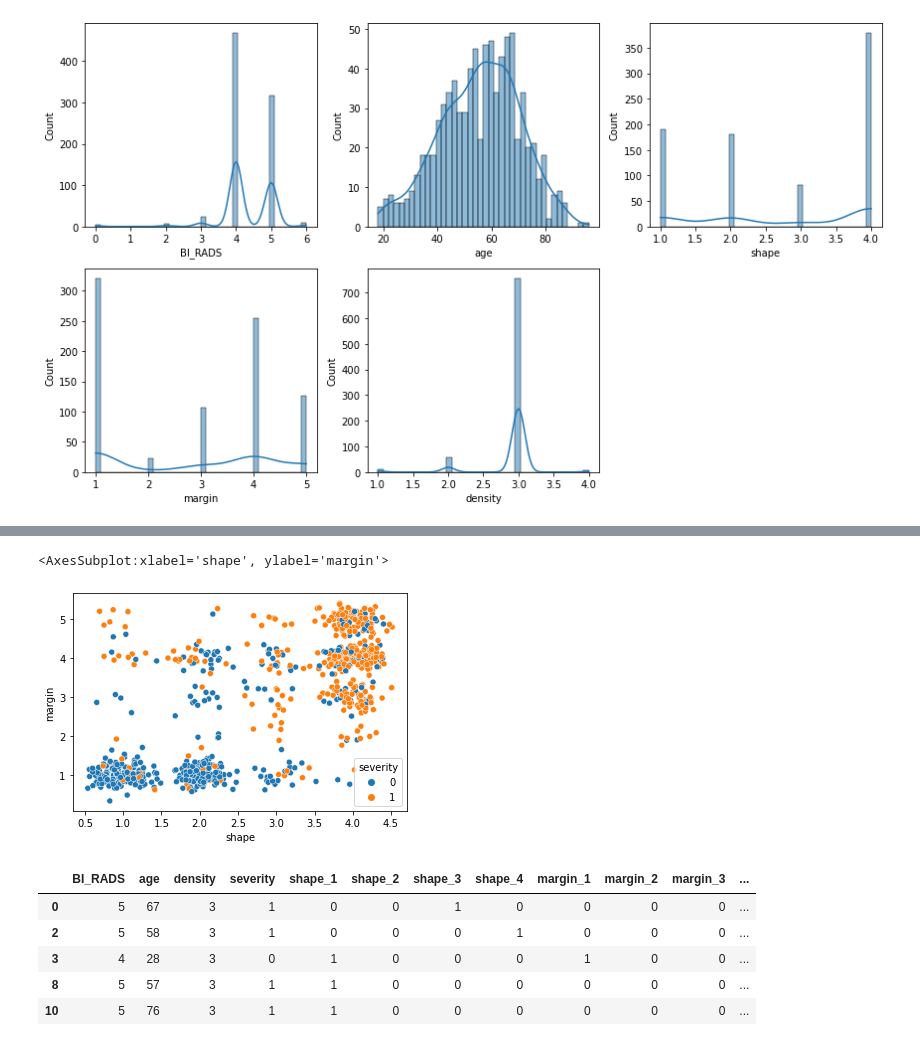
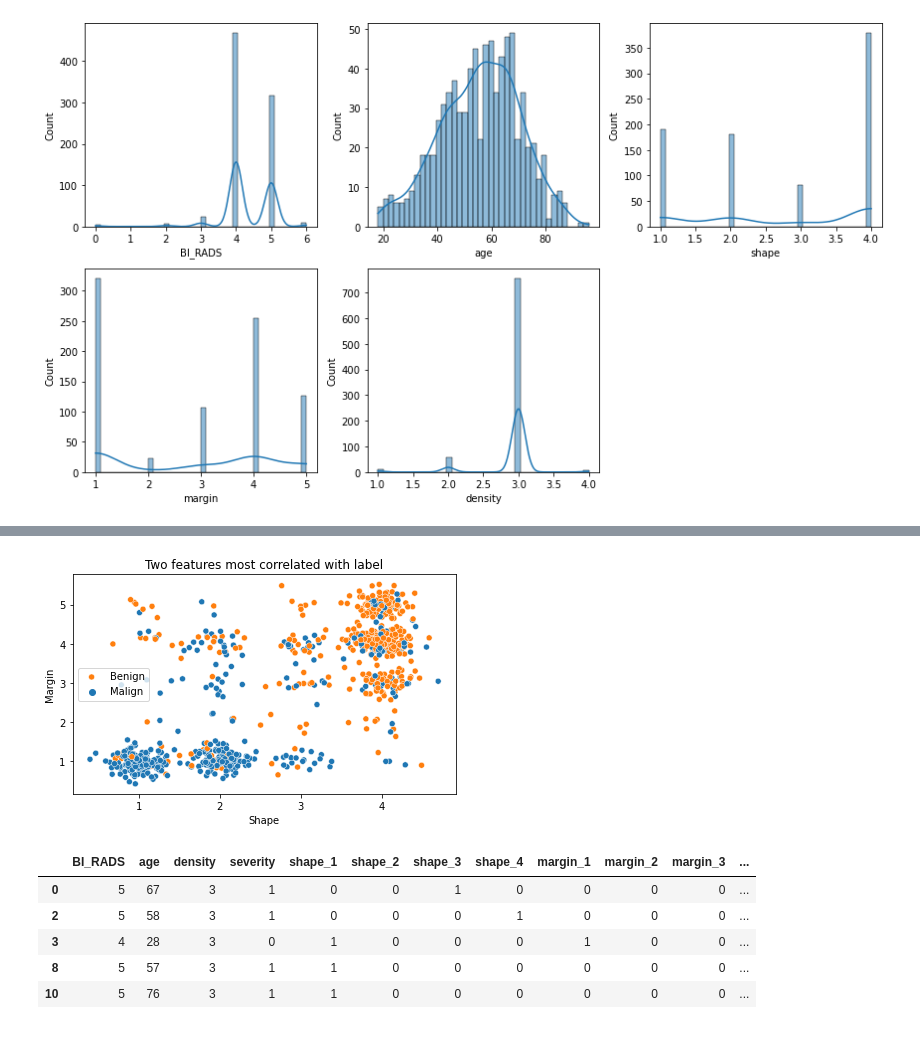
Before and after one commit to florencejt/Mammogram-ML-exploration, a Jupyter notebook: mammogram_data.ipynb, the cells around one changed output, grey strips where cells are left out. Cells and saved outputs as stored; diff of their text form; code cells hidden in the pictures.

```diff
--- a/mammogram_data.ipynb
+++ b/mammogram_data.ipynb
@@ -83,6 +76,10 @@ dtype: int64
 # %%
+# removing rows with missing values
 data_nomiss = data_nan.dropna()
-print("overall data shape after removing missing values:" ,data_nomiss.shape) # 830 instances left
+print("overall data shape after removing missing values: {} rows, {} columns".format(data_nomiss.shape[0],data_nomiss.shape[1])) # 830 instances left
 print("Number of benign tumours after NaN removal:", data_nomiss[data_nomiss["severity"]==0].shape[0])
 print("Number of malign tumours after NaN removal:", data_nomiss[data_nomiss["severity"]==1].shape[0])
+
+df = data_nomiss.copy() # reassigning to a new variable
+df = df.astype(int) # changing object types to integer types
 # %% [output]
@@ -90,8 +87,3 @@ overall data shape after removing missing values: (830, 6)
 Number of benign tumours after NaN removal: 427
 Number of malign tumours after NaN removal: 403
-# %%
-df = data_nomiss
-df = df.astype(int)
-df_x = df.loc[:,df.columns != 'severity']
-df_y = df.loc[:,df.columns == 'severity']
 # %%
@@ -193,16 +147,20 @@ df.describe().T
 # %%
-def jitter(values,i,j):
+# Visualising the boundary space
+
+
+def jitter(values,i,j): # applying some random noise to the integer points for visualisation
     return values + np.random.normal(i,j,values.shape)
-
-# sns.scatterplot(x = df["age"],
-#                 y = jitter(df["margin"],0,0.2),
-#                 hue=df['severity'])
 
 
 sns.scatterplot(x = jitter(df["shape"],0,0.2),
-y = jitter(df["margin"],0,0.2),
-hue=df['severity'])
+    y = jitter(df["margin"],0,0.2),
+    hue=df['severity'])
+plt.xlabel("Shape")
+plt.ylabel("Margin")
+plt.title("Two features most correlated with label")
+plt.legend(['Benign','Malign'])
+plt.tight_layout()
+plt.show()
 # %% [output]
-<AxesSubplot:xlabel='shape', ylabel='margin'>
-[figure, old version]
+[figure, new version]
 # %%
```
Also changed, not shown: parts of 39 cells of this notebook.
